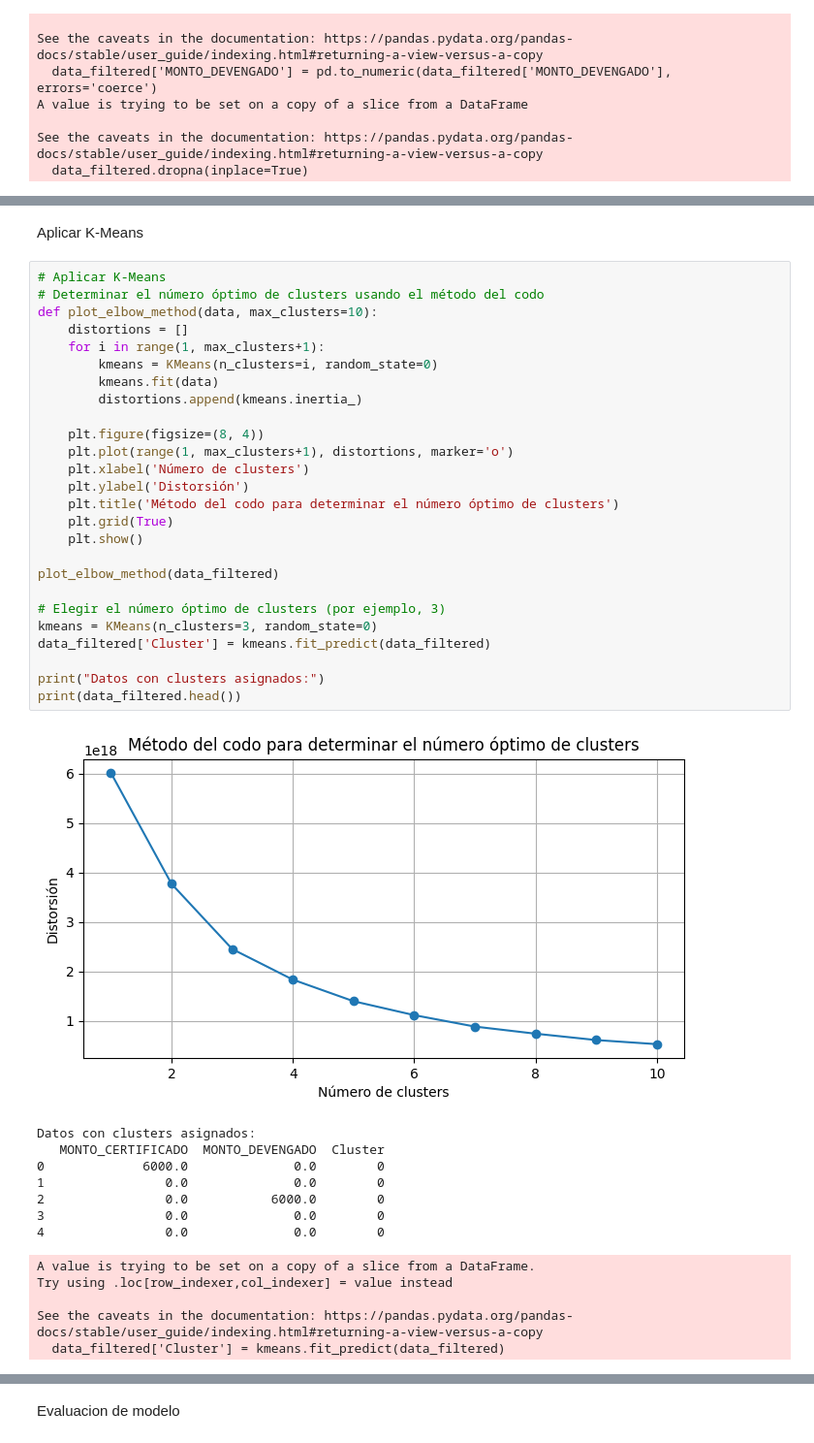
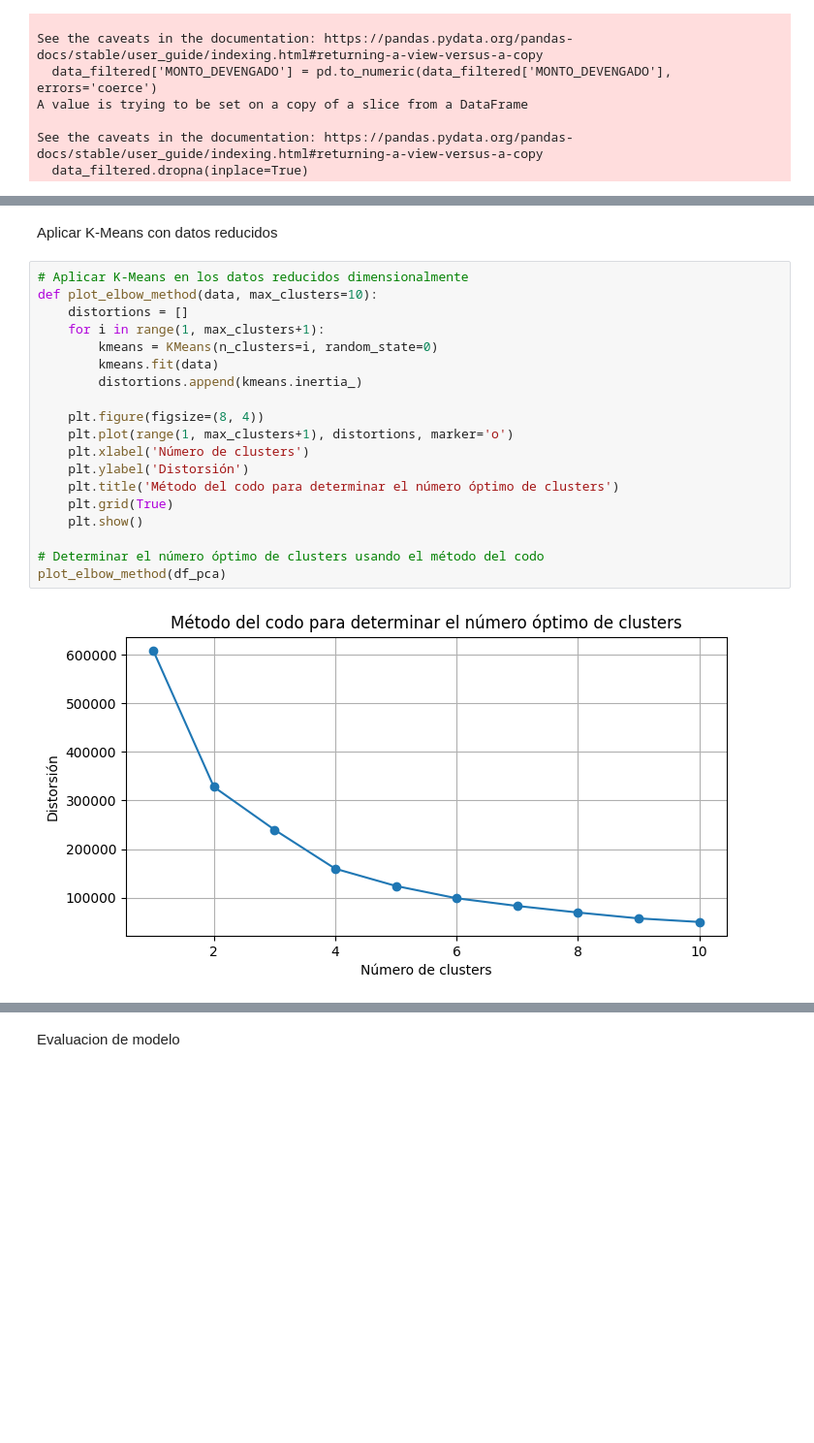
Before and after one commit to AldhairOD/TFSI, a Jupyter notebook: K-Means Application/KMeansAppTF.ipynb, the cells around one changed output, grey strips where cells are left out. Shown: that part at 97% size. Drawn from its saved outputs; the diff is of its cells as text; blank space fills up the shorter version.

Commit message:
update kmeans aadded PCA

```diff
--- a/K-Means Application/KMeansAppTF.ipynb
+++ b/K-Means Application/KMeansAppTF.ipynb
@@ -92,42 +152,23 @@ See the caveats in the documentation: https://pandas.pydata.org/pandas-docs/stab
 # %% [markdown]
-Aplicar K-Means
+Aplicar K-Means con datos reducidos
 # %%
-# Aplicar K-Means
-# Determinar el número óptimo de clusters usando el método del codo
+# Aplicar K-Means en los datos reducidos dimensionalmente
 def plot_elbow_method(data, max_clusters=10):
     distortions = []
     for i in range(1, max_clusters+1):
         kmeans = KMeans(n_clusters=i, random_state=0)
         kmeans.fit(data)
         distortions.append(kmeans.inertia_)
 
     plt.figure(figsize=(8, 4))
     plt.plot(range(1, max_clusters+1), distortions, marker='o')
     plt.xlabel('Número de clusters')
     plt.ylabel('Distorsión')
     plt.title('Método del codo para determinar el número óptimo de clusters')
     plt.grid(True)
     plt.show()
 
-plot_elbow_method(data_filtered)
-
-# Elegir el número óptimo de clusters (por ejemplo, 3)
-kmeans = KMeans(n_clusters=3, random_state=0)
-data_filtered['Cluster'] = kmeans.fit_predict(data_filtered)
-
-print("Datos con clusters asignados:")
-print(data_filtered.head())
+# Determinar el número óptimo de clusters usando el método del codo
+plot_elbow_method(df_pca)
 # %% [output]
-[figure, old version]
+[figure, new version]
-Datos con clusters asignados:
-   MONTO_CERTIFICADO  MONTO_DEVENGADO  Cluster
-0             6000.0              0.0        0
-1                0.0              0.0        0
-2                0.0           6000.0        0
-3                0.0              0.0        0
-4                0.0              0.0        0
-A value is trying to be set on a copy of a slice from a DataFrame.
-Try using .loc[row_indexer,col_indexer] = value instead
-
-See the caveats in the documentation: https://pandas.pydata.org/pandas-docs/stable/user_guide/indexing.html#returning-a-view-versus-a-copy
-  data_filtered['Cluster'] = kmeans.fit_predict(data_filtered)
```
Also changed, not shown: parts of 11 cells of this notebook, 1 other file.
